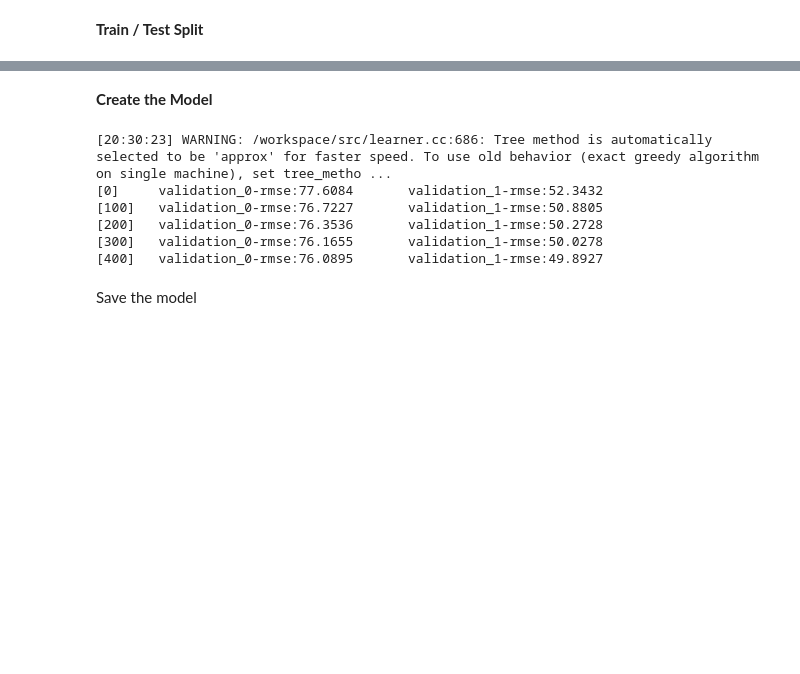
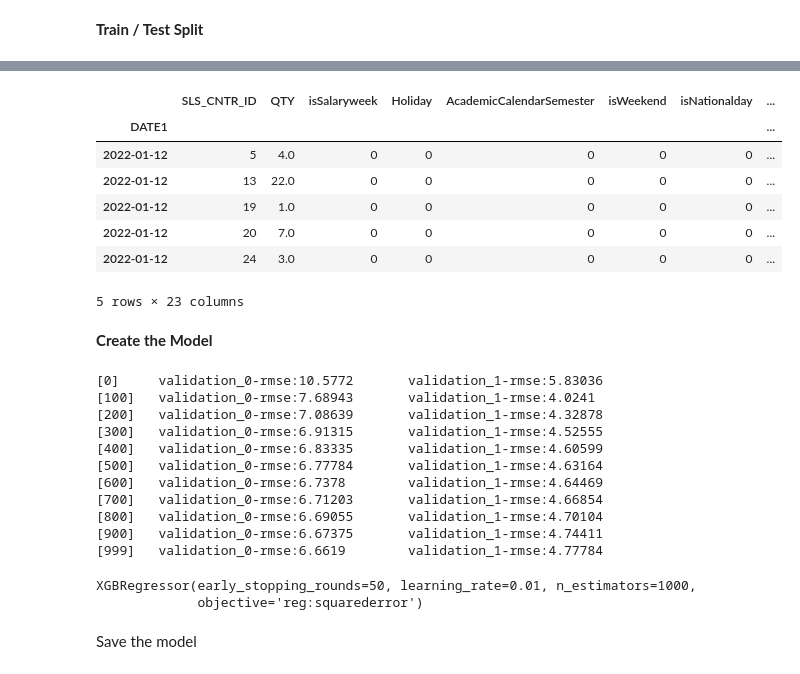
Before and after one commit to hajsf/Time-Series-Forecast, a Jupyter notebook: 05_TrainModel.ipynb, the cells around one changed output, grey strips where cells are left out. Cells and saved outputs as stored; diff of their text form; code cells hidden in the pictures; blank space fills up the shorter version.

```diff
--- a/05_TrainModel.ipynb
+++ b/05_TrainModel.ipynb
@@ -56,3 +57,14 @@ plt.show()
+# %%
+test.head()
+# %% [output]
+|  | SLS_CNTR_ID | QTY | isSalaryweek | Holiday | AcademicCalendarSemester | isWeekend | isNationalday | ... |
+| DATE1 |  |  |  |  |  |  |  | ... |
+| 2022-01-12 | 5 | 4.0 | 0 | 0 | 0 | 0 | 0 | ... |
+| 2022-01-12 | 13 | 22.0 | 0 | 0 | 0 | 0 | 0 | ... |
+| 2022-01-12 | 19 | 1.0 | 0 | 0 | 0 | 0 | 0 | ... |
+| 2022-01-12 | 20 | 7.0 | 0 | 0 | 0 | 0 | 0 | ... |
+| 2022-01-12 | 24 | 3.0 | 0 | 0 | 0 | 0 | 0 | ... |
+5 rows × 23 columns
 # %% [markdown]
 **Create the Model**
 # %%
@@ -73,16 +85,23 @@ reg = xgb.XGBRegressor(base_score=0.5, booster='gbtree',
                        max_depth=3,
                        learning_rate=0.01)
 # %%
-reg.fit(X_train, y_train,
+model.fit(X_train, y_train,
         eval_set=[(X_train, y_train), (X_test, y_test)],
         verbose=100)
 # %% [output]
-[20:30:23] WARNING: /workspace/src/learner.cc:686: Tree method is automatically selected to be 'approx' for faster speed. To use old behavior (exact greedy algorithm on single machine), set tree_metho ...
-[0]     validation_0-rmse:77.6084       validation_1-rmse:52.3432
-[100]   validation_0-rmse:76.7227       validation_1-rmse:50.8805
-[200]   validation_0-rmse:76.3536       validation_1-rmse:50.2728
-[300]   validation_0-rmse:76.1655       validation_1-rmse:50.0278
-[400]   validation_0-rmse:76.0895       validation_1-rmse:49.8927
+[0]     validation_0-rmse:10.5772       validation_1-rmse:5.83036
+[100]   validation_0-rmse:7.68943       validation_1-rmse:4.0241
+[200]   validation_0-rmse:7.08639       validation_1-rmse:4.32878
+[300]   validation_0-rmse:6.91315       validation_1-rmse:4.52555
+[400]   validation_0-rmse:6.83335       validation_1-rmse:4.60599
+[500]   validation_0-rmse:6.77784       validation_1-rmse:4.63164
+[600]   validation_0-rmse:6.7378        validation_1-rmse:4.64469
+[700]   validation_0-rmse:6.71203       validation_1-rmse:4.66854
+[800]   validation_0-rmse:6.69055       validation_1-rmse:4.70104
+[900]   validation_0-rmse:6.67375       validation_1-rmse:4.74411
+[999]   validation_0-rmse:6.6619        validation_1-rmse:4.77784
+XGBRegressor(early_stopping_rounds=50, learning_rate=0.01, n_estimators=1000,
+             objective='reg:squarederror')
 # %% [markdown]
 Save the model
 # %%
```
Also changed, not shown: parts of 13 cells of this notebook.
